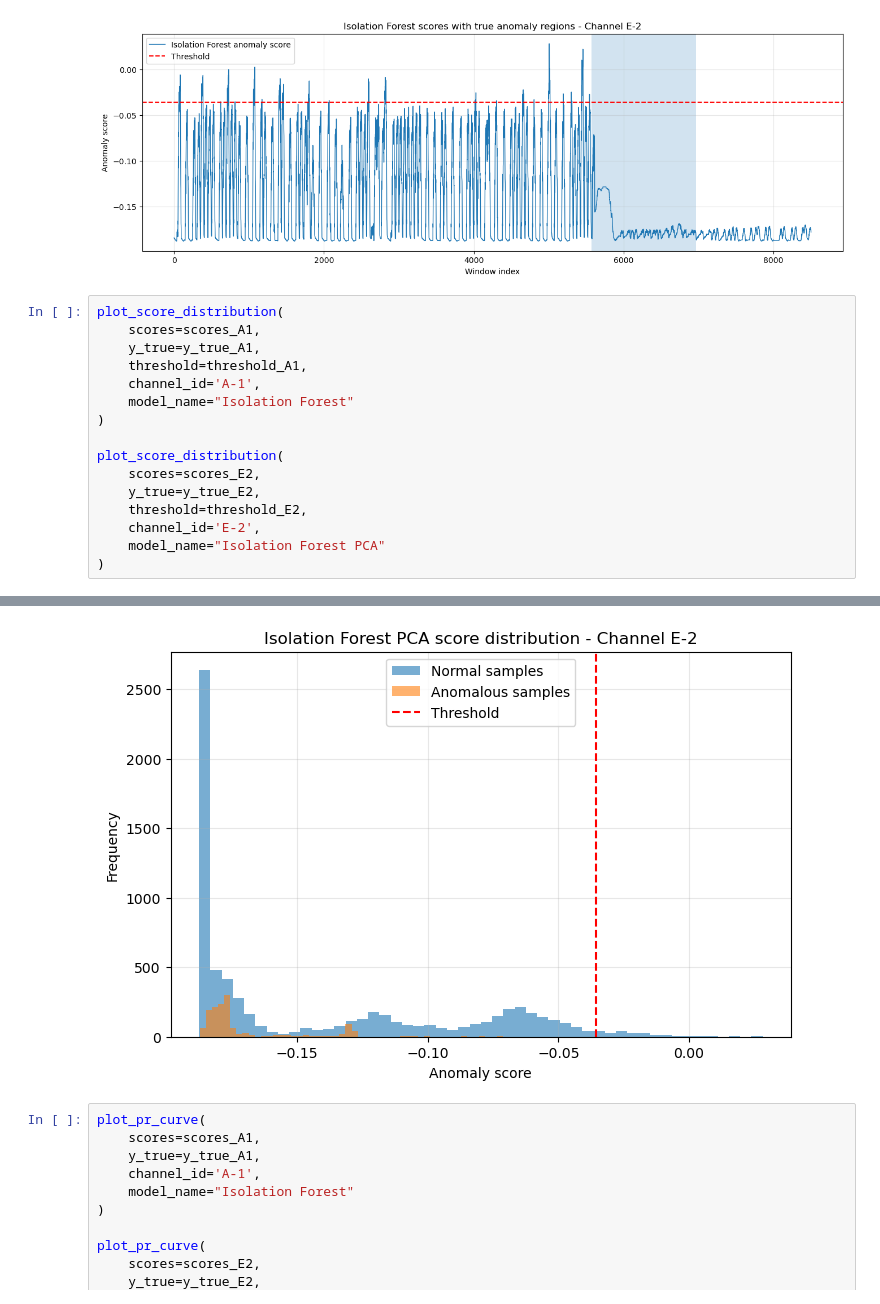
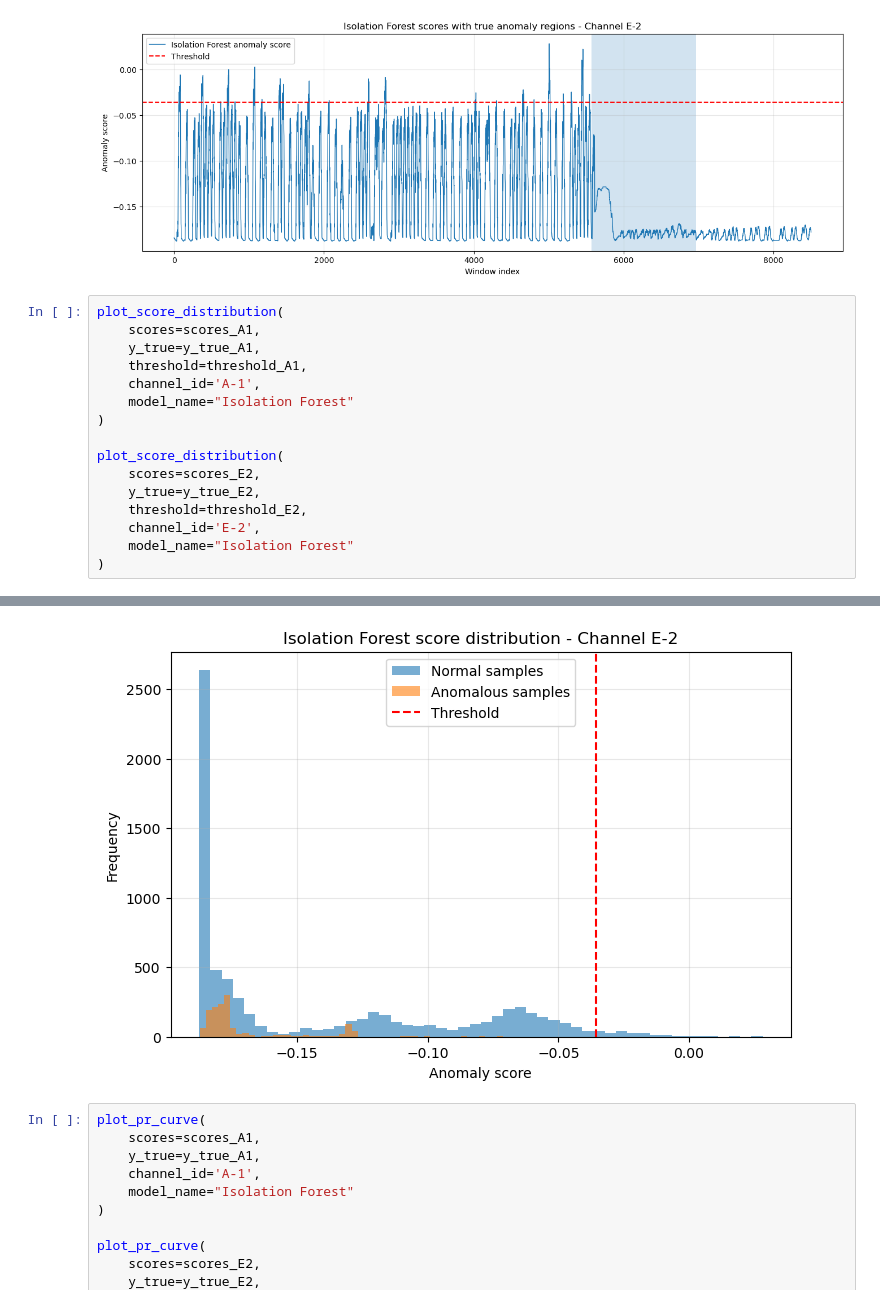
Before and after one commit to LucianoScarpino/Anomaly_Detection_Nasa_SMAP, a Jupyter notebook: Anomaly_Detection.ipynb, the cells around one changed output, grey strips where cells are left out. Drawn from its saved outputs; the diff is of its cells as text.

```diff
--- a/Anomaly_Detection.ipynb
+++ b/Anomaly_Detection.ipynb
@@ -1433,22 +1434,22 @@ plot_scores_with_anomaly_regions(
 # %%
 plot_score_distribution(
     scores=scores_A1,
     y_true=y_true_A1,
     threshold=threshold_A1,
     channel_id='A-1',
     model_name="Isolation Forest"
 )
 
 plot_score_distribution(
     scores=scores_E2,
     y_true=y_true_E2,
     threshold=threshold_E2,
     channel_id='E-2',
-    model_name="Isolation Forest PCA"
+    model_name="Isolation Forest"
 )
 # %% [output]
 [figure]
-[figure, old version]
+[figure, new version]
 # %%
 plot_pr_curve(
     scores=scores_A1,
```
Also changed, not shown: parts of 8 cells of this notebook.
